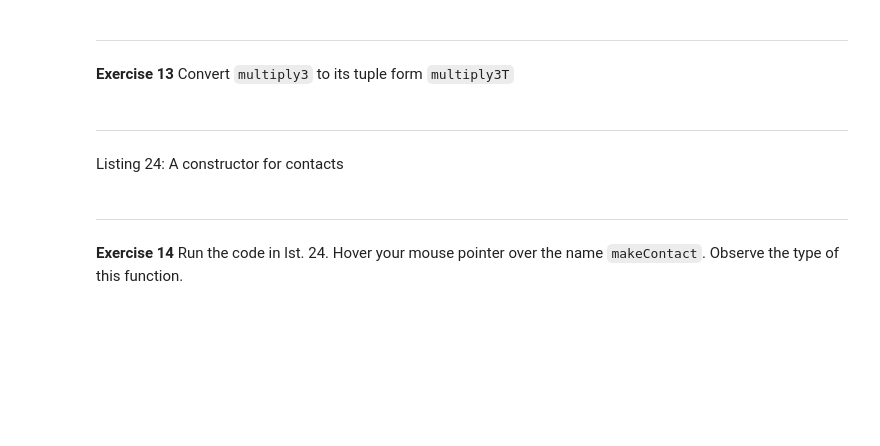
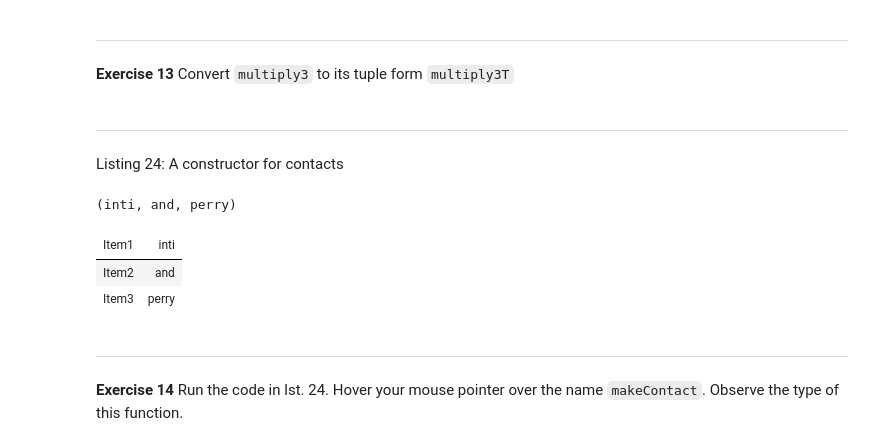
Before and after one commit to IntissarJ/FPROGHW, a Jupyter notebook: 02-functions-as-values.ipynb, the cells around one changed output. Saved outputs shown, nothing was run; the diff lists cells and outputs as text; code cells hidden in the pictures; blank space fills up the shorter version.

```diff
--- a/02-functions-as-values.ipynb
+++ b/02-functions-as-values.ipynb
@@ -269,6 +305,12 @@ Listing 24: A constructor for contacts
 # %%
 // different order in tuple
 let makeContact org met name = (name, met, org)
+makeContact "perry" "and" "inti"
+# %% [output]
+(inti, and, perry)
+| Item1 | inti |
+| Item2 | and |
+| Item3 | perry |
 # %% [markdown]
 ------------------------------------------------------------------------
 
```
Also changed, not shown: parts of 15 cells of this notebook.
